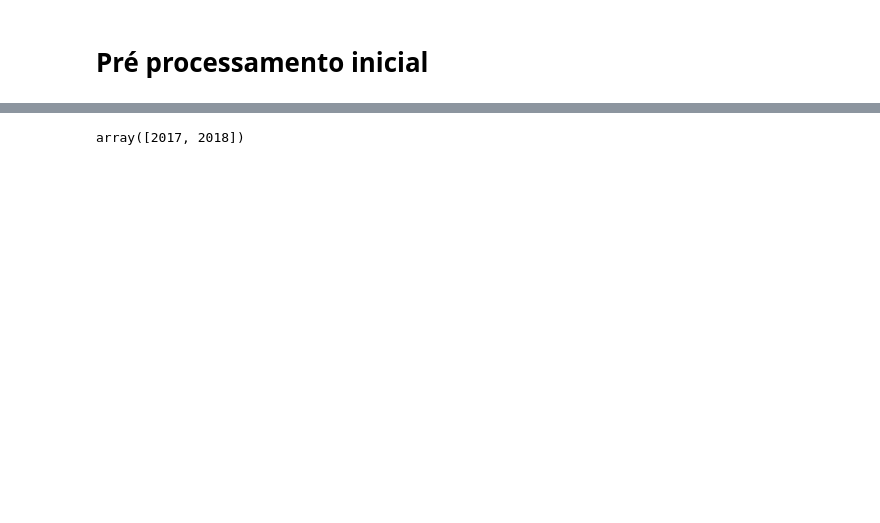
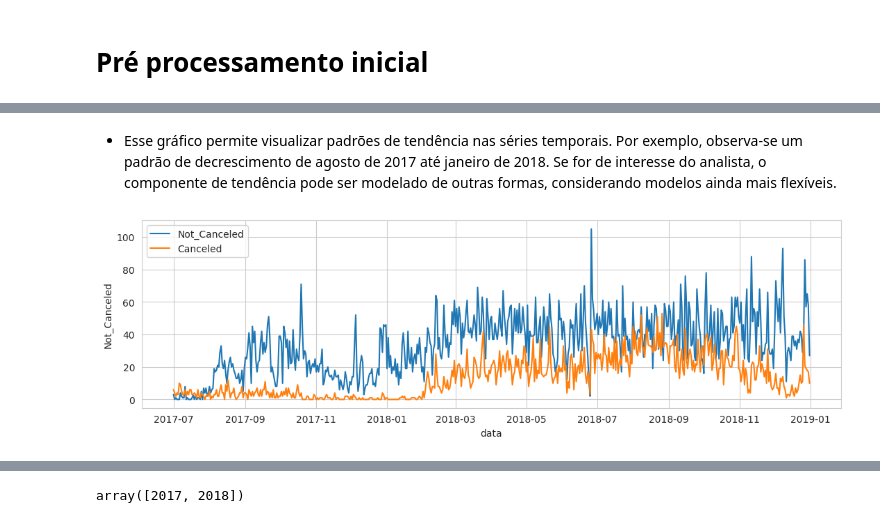
Before and after one commit to Gabrieldpll/Hotel-Reservations, a Jupyter notebook: PROJETO_ML_EDA_.ipynb, the cells around one changed output, grey strips where cells are left out. Drawn from its saved outputs; the diff is of its cells as text; code cells hidden in the pictures; blank space fills up the shorter version.

```diff
--- a/PROJETO_ML_EDA_.ipynb
+++ b/PROJETO_ML_EDA_.ipynb
@@ -17,2 +43,4 @@ and H2 at the city of Lisbon "
+# %%
+sns.set_style("whitegrid")
 # %% [markdown]
 # Pré processamento inicial
@@ -253,0 +166,2 @@ Transformamos a variável temporal em trimestres e um indicador se é feriado.
+# %%
+dados.drop_duplicates(inplace = True , ignore_index = False ) # ignore_index = False ( preservar index , pode ser necessário para consultas)
@@ -253,0 +312,15 @@ Transformamos a variável temporal em trimestres e um indicador se é feriado.
+# %% [markdown]
+* Esse gráfico permite visualizar padrões de tendência nas séries temporais. Por exemplo, observa-se um padrão de decrescimento de agosto de 2017 até janeiro de 2018. Se for de interesse do analista, o componente de tendência pode ser modelado de outras formas, considerando modelos ainda mais flexíveis.
+# %%
+plt.figure(figsize=(13,3.5))
+
+# Supondo que 'data' seja uma coluna do DataFrame
+sns.lineplot(data=dados_agrupados_por_tempo, x='data', y='Not_Canceled', label='Not_Canceled')
+sns.lineplot(data=dados_agrupados_por_tempo, x='data', y='Canceled', label='Canceled')
+
+# Adiciona a legenda
+plt.legend()
+
+plt.show()
+# %% [output]
+[figure, added]
```
Also changed, not shown: parts of 173 cells of this notebook, 1 other file.
